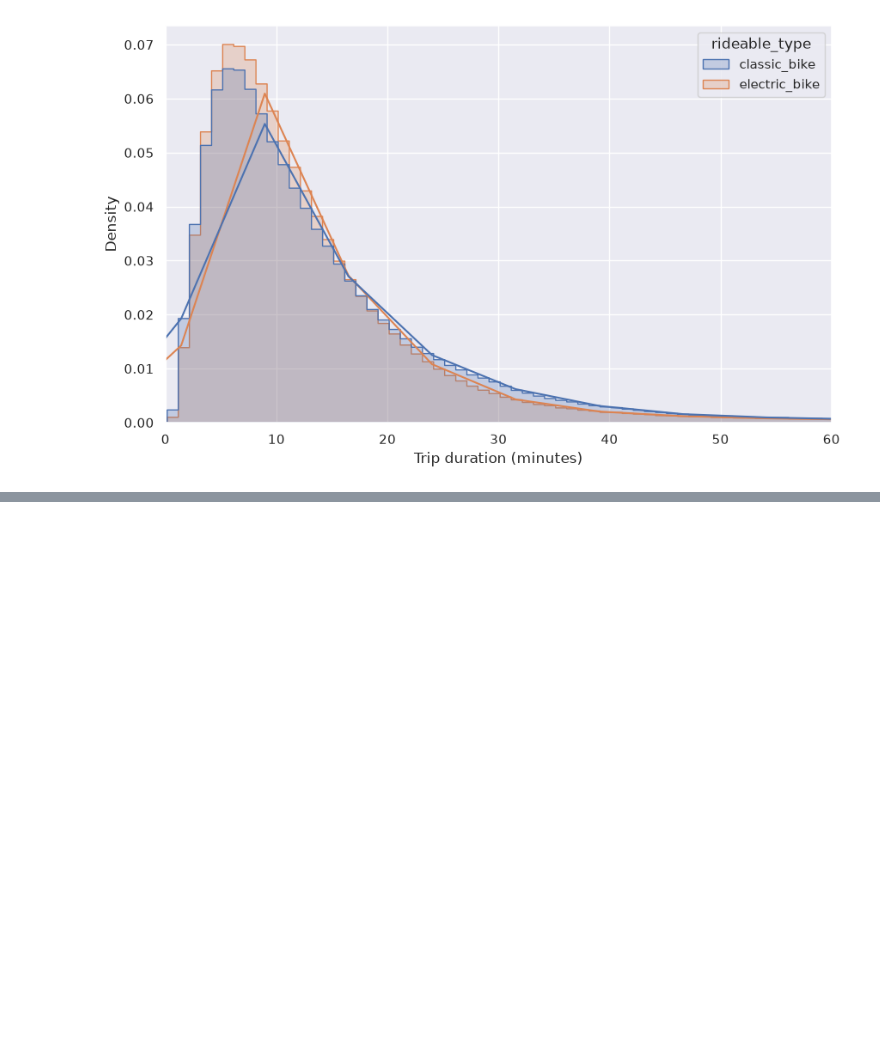
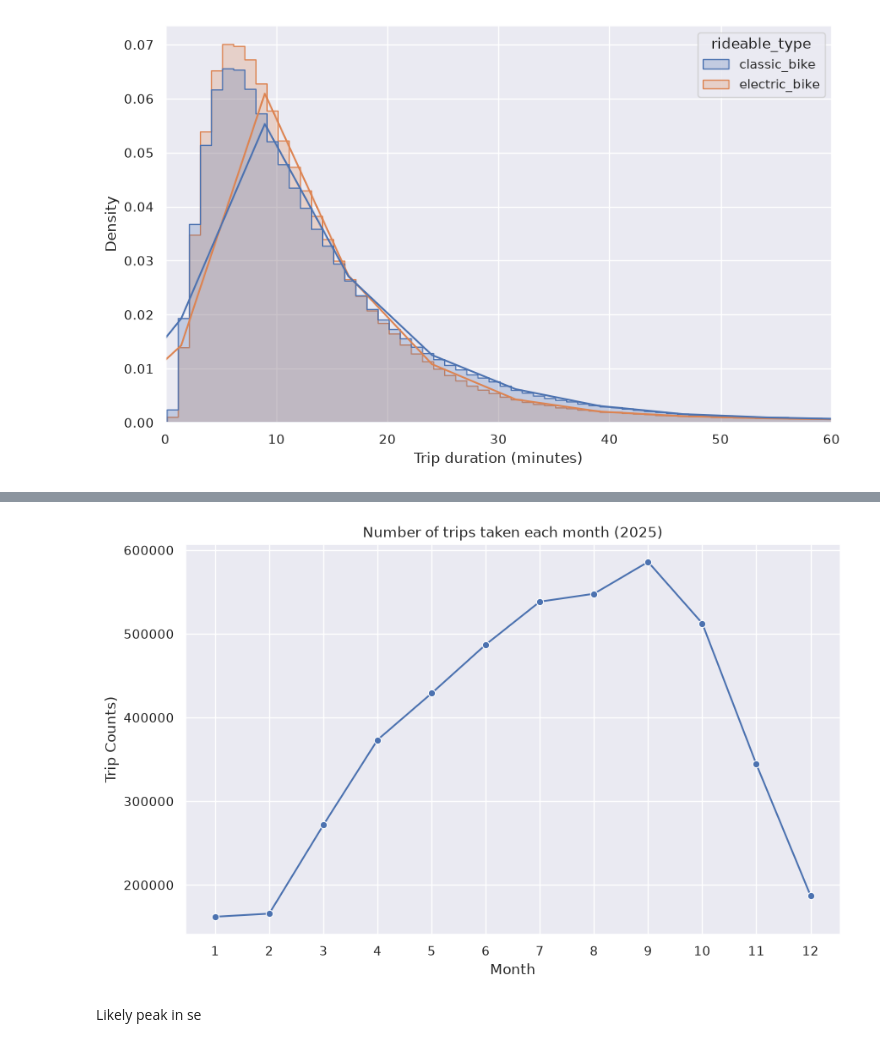
Before and after one commit to huck1ns/BlueBike_DS_Project, a Jupyter notebook: BlueBike_Notebook.ipynb, the cells around one changed output, grey strips where cells are left out. Saved outputs shown, nothing was run; the diff lists cells and outputs as text; code cells hidden in the pictures; blank space fills up the shorter version.

```diff
--- a/BlueBike_Notebook.ipynb
+++ b/BlueBike_Notebook.ipynb
@@ -195,3 +195,6 @@ plt.xlabel('Trip duration (minutes)')
 plt.show()
 # %% [output]
 [figure]
+# %%
+monthly_counts = combined.groupby(combined['month']).size()
+print (monthly_counts)
@@ -197,0 +233,13 @@ plt.show()
+# %%
+plt.figure(figsize=(10, 6))
+sns.lineplot(x=monthly_counts.index, y=monthly_counts.values, marker='o')
+
+plt.xlabel('Month')
+plt.ylabel('Trip Counts)')
+plt.title('Number of trips taken each month (2025)')
+plt.xticks(range(1, 13))
+plt.show()
+# %% [output]
+[figure, added]
+# %% [markdown]
+Likely peak in se
```
Also changed, not shown: parts of 3 cells of this notebook.
